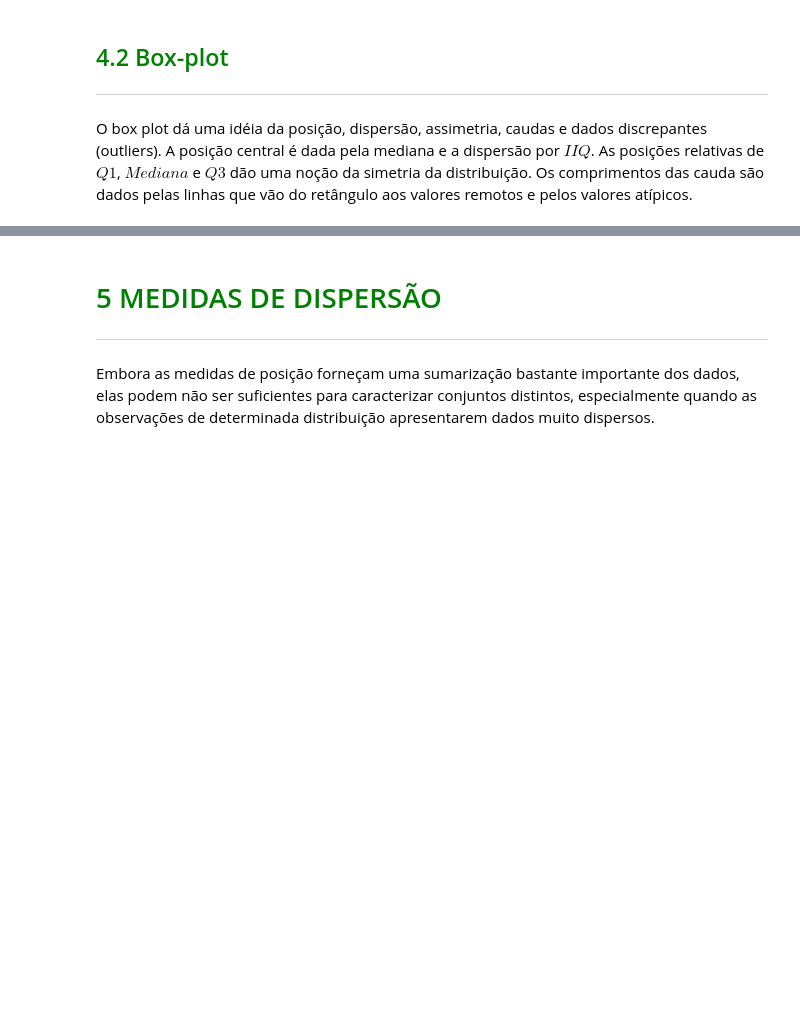
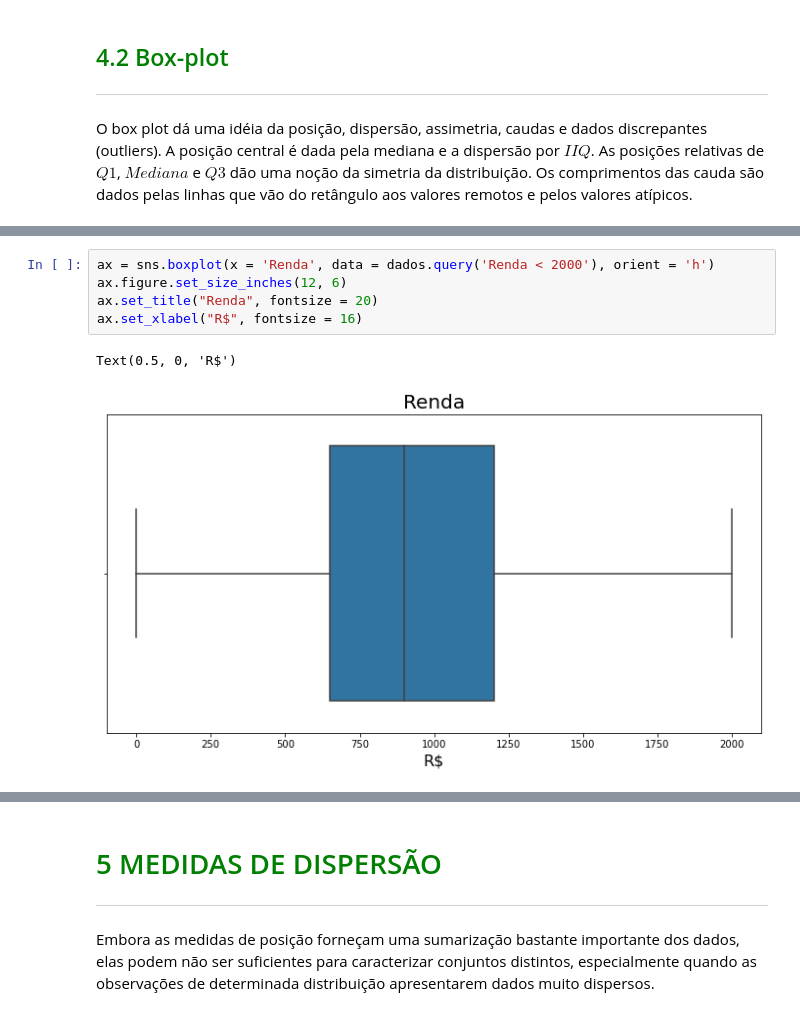
Before and after one commit to Marcus-Bernard0/data_science_alura, a Jupyter notebook: 6 - Estatística parte 1 - frequências e medidas/Curso_de_Estatística_Parte_1.ipynb, the cells around one changed output, grey strips where cells are left out. Cells and saved outputs as stored; diff of their text form; blank space fills up the shorter version.

```diff
--- a/6 - Estatística parte 1 - frequências e medidas/Curso_de_Estatística_Parte_1.ipynb
+++ b/6 - Estatística parte 1 - frequências e medidas/Curso_de_Estatística_Parte_1.ipynb
@@ -1101,0 +1130,8 @@ O box plot dá uma idéia da posição, dispersão, assimetria, caudas e dados d
+# %%
+ax = sns.boxplot(x = 'Renda', data = dados.query('Renda < 2000'), orient = 'h')
+ax.figure.set_size_inches(12, 6)
+ax.set_title("Renda", fontsize = 20)
+ax.set_xlabel("R$", fontsize = 16)
+# %% [output]
+Text(0.5, 0, 'R$')
+[figure, added]
```
Also changed, not shown: parts of 12 cells of this notebook.
